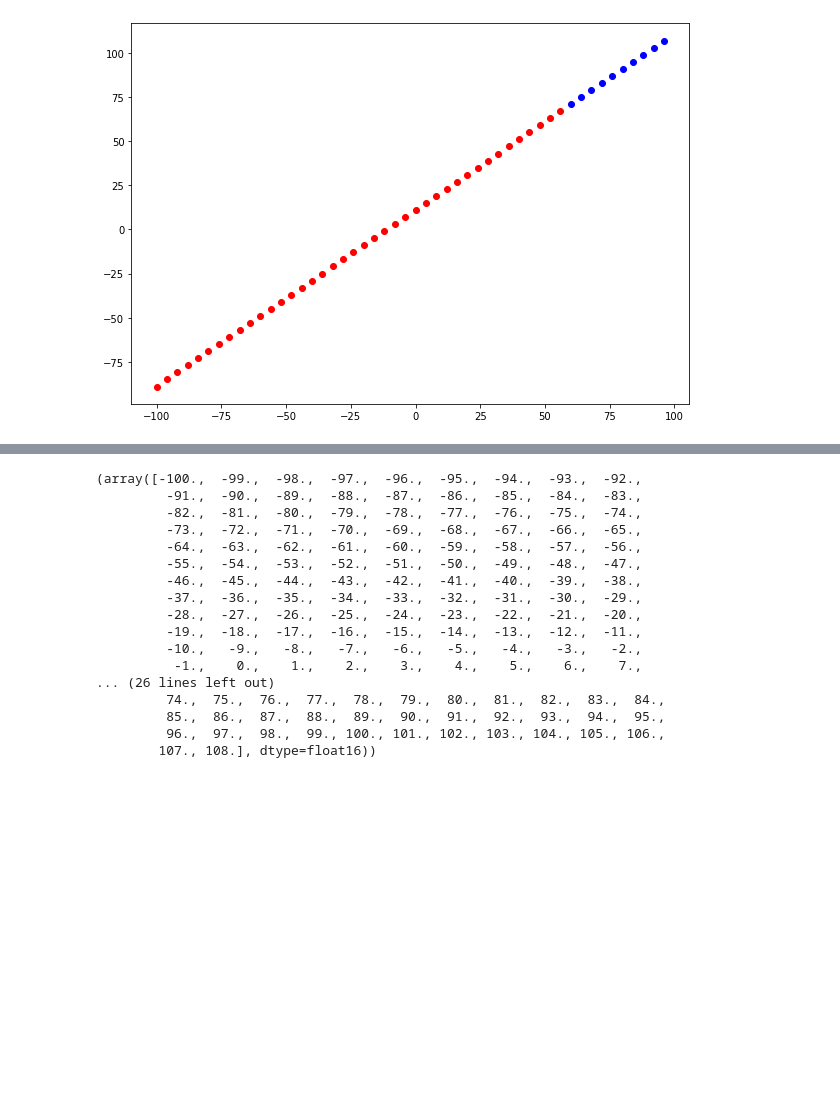
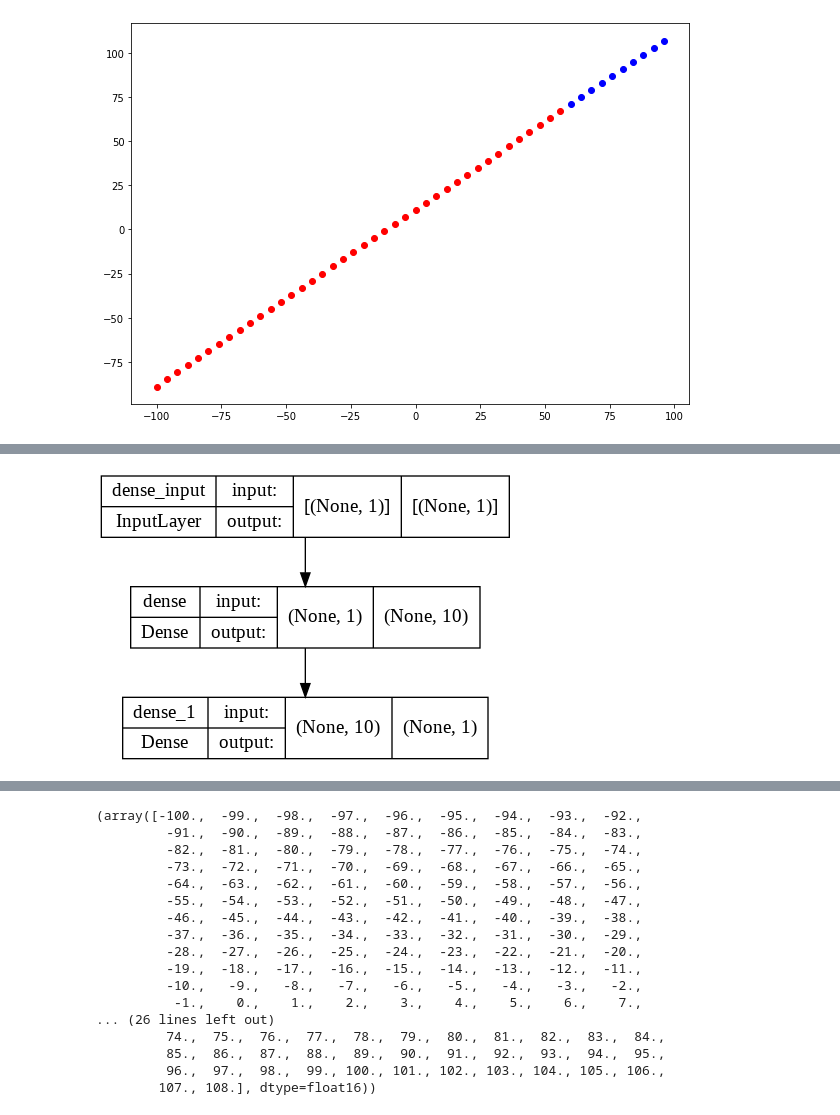
Before and after one commit to BenFarz/Demo, a Jupyter notebook: Untitled4.ipynb, the cells around one changed output, grey strips where cells are left out. Cells and saved outputs as stored; diff of their text form; code cells hidden in the pictures; blank space fills up the shorter version.

```diff
--- a/Untitled4.ipynb
+++ b/Untitled4.ipynb
@@ -67,4 +87,9 @@ Non-trainable params: 0
 _________________________________________________________________
 # %%
 y_pred = model.predict(X_test)
+# %%
+from tensorflow.keras.utils import plot_model
+plot_model(model=model, show_shapes = True)
+# %% [output]
+[figure, added]
 # %%
```
Also changed, not shown: parts of 15 cells of this notebook.
